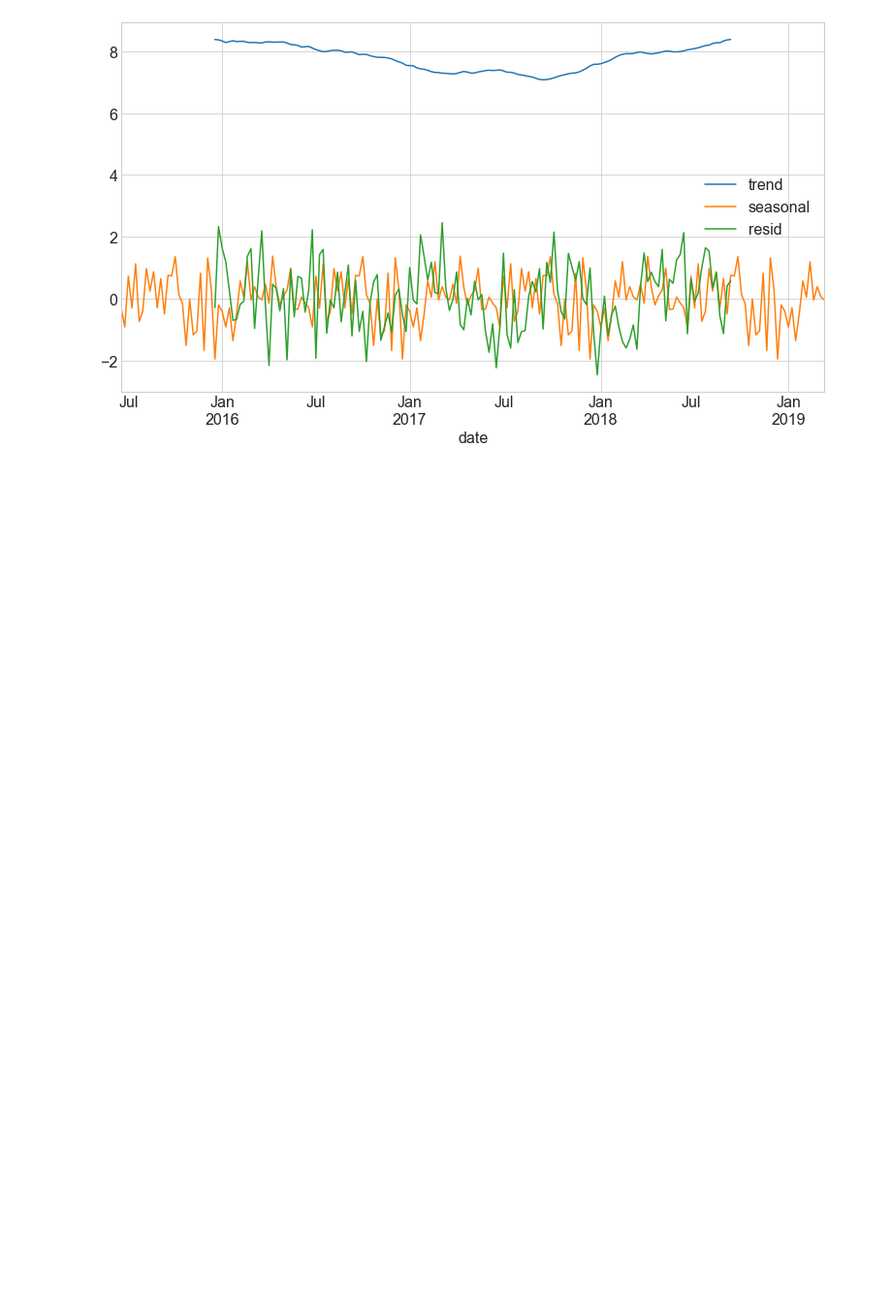
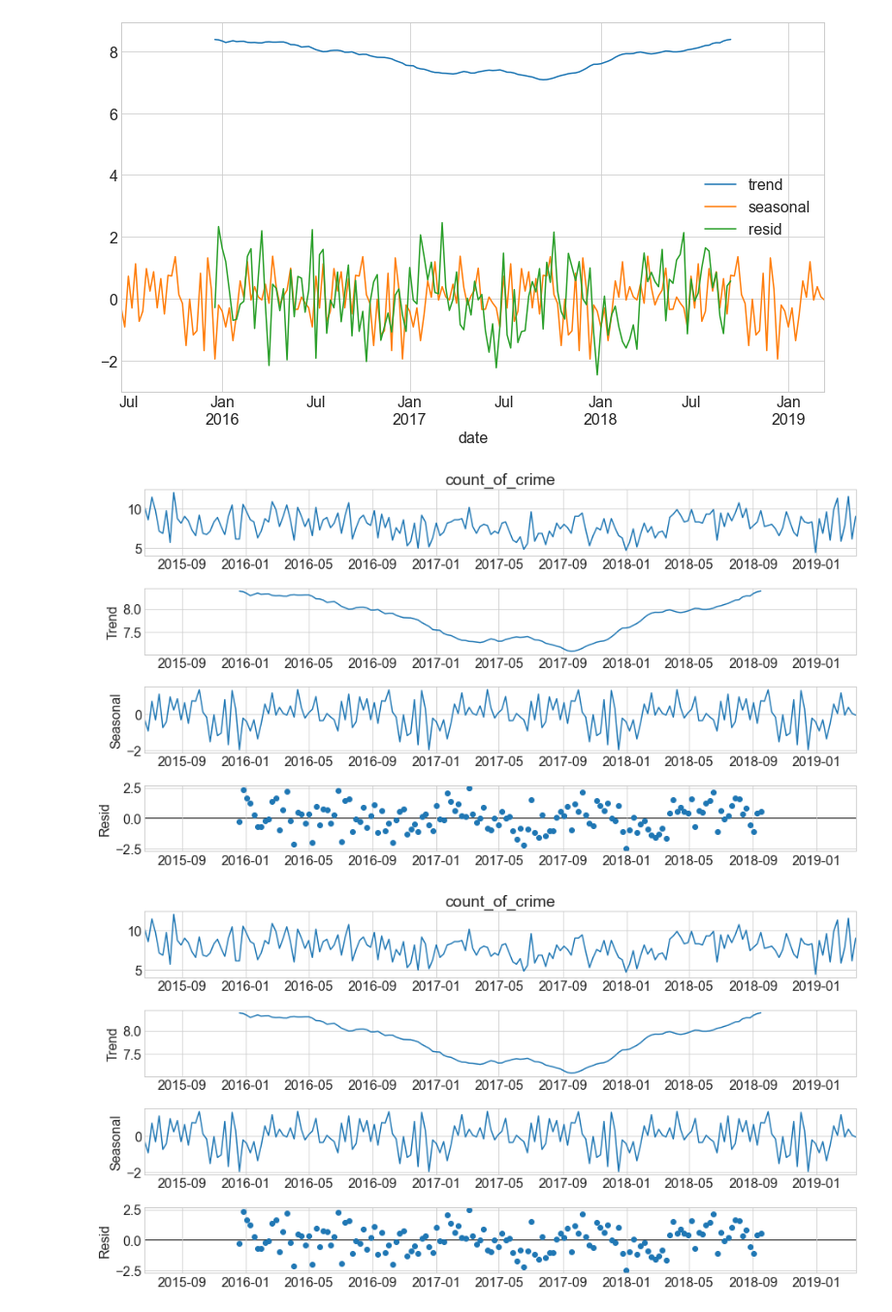
Before and after one commit to cristinalucin/boston-crime-data-project, a Jupyter notebook: Project Notebook.ipynb, the cells around one changed output. Shown at 97% size. Saved outputs shown, nothing was run; the diff lists cells and outputs as text; code cells hidden in the pictures; blank space fills up the shorter version.

```diff
--- a/Project Notebook.ipynb
+++ b/Project Notebook.ipynb
@@ -1071,3 +1075,8 @@ decomposition.iloc[:, 1:].plot()
 # %% [output]
 <AxesSubplot:xlabel='date'>
 [figure]
+# %%
+result.plot()
+# %% [output]
+[figure, added]
+[figure, added]
```
Also changed, not shown: parts of 54 cells of this notebook.
